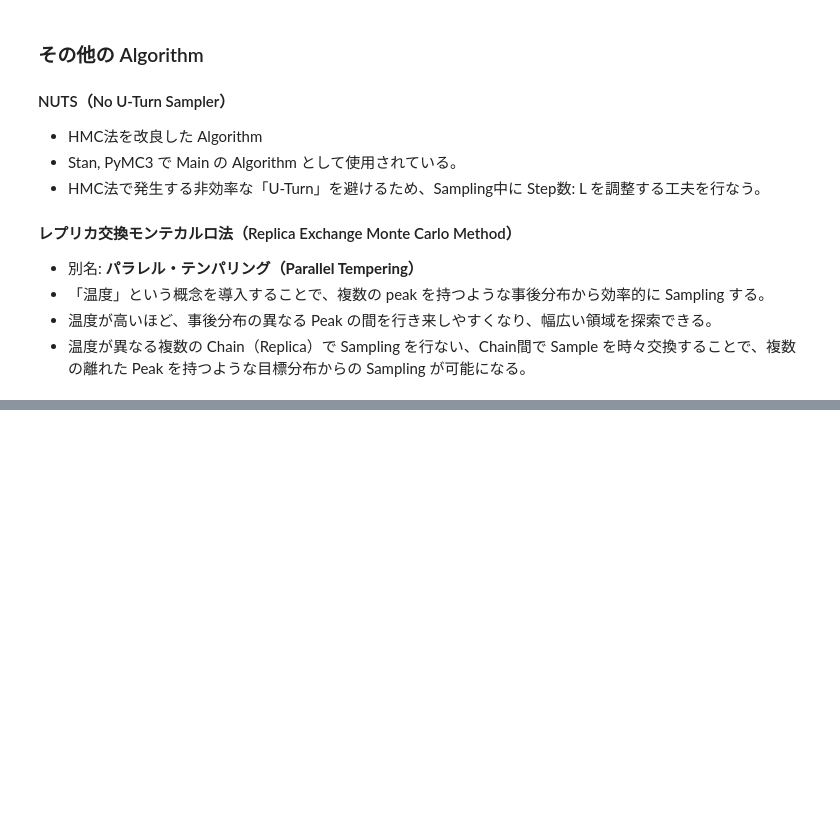
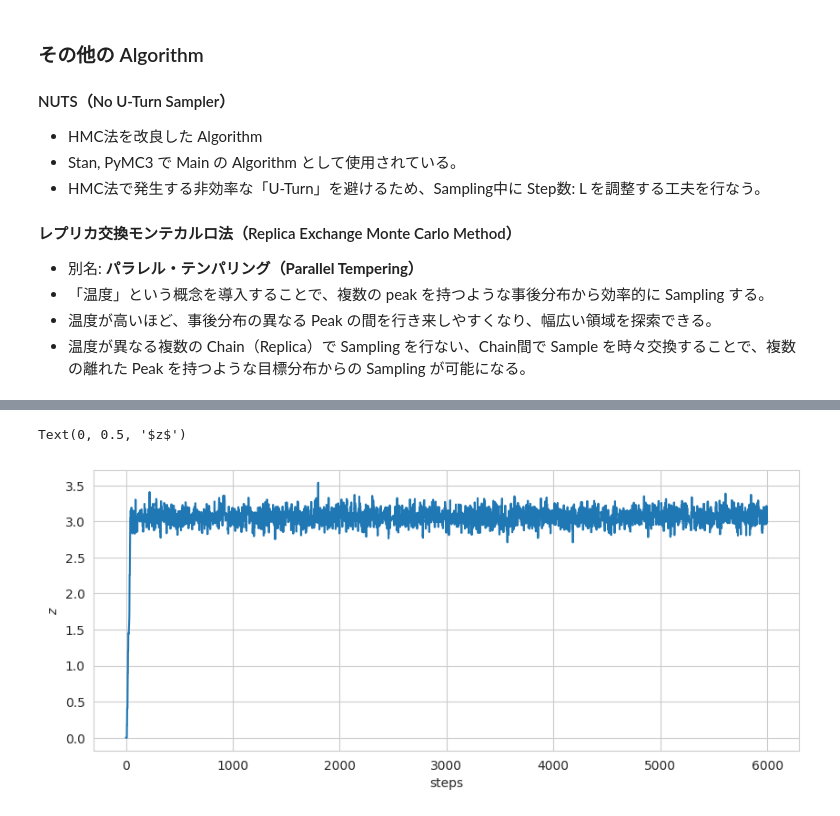
Before and after one commit to 1024xx4/bayes_machine_learning, a Jupyter notebook: approximate_inference_method.ipynb, the cells around one changed output, grey strips where cells are left out. Saved outputs shown, nothing was run; the diff lists cells and outputs as text; code cells hidden in the pictures; blank space fills up the shorter version.

```diff
--- a/approximate_inference_method.ipynb
+++ b/approximate_inference_method.ipynb
@@ -91,0 +114,18 @@ M= 100000, estimation: 0.9543 ± 0.0015
+# %%
+# Metropolis-Hastings法
+n_iter = 6000
+step_size = 0.3
+z_init = 0.0
+
+# 現在の Sample の値
+z_current = z_init
+# Sample を保存する List
+posterior = []
+# 提案分布からの Sample が受容された回数
+n_accepted = 0
+
+def unnormalized_log_posterior(z):
+    """対数事後分布の計算"""
+    likelihood = stats.norm(z, true_sd).logpdf(data).sum()
+    prior = stats.norm(0, 10).logpdf(z)
+    return prior + likelihood
@@ -91,0 +154,9 @@ M= 100000, estimation: 0.9543 ± 0.0015
+# %%
+# Trace-plot の描画
+plt.figure(figsize=(10, 4))
+plt.plot(posterior, lw=1.5)
+plt.xlabel("steps")
+plt.ylabel("$z$")
+# %% [output]
+Text(0, 0.5, '$z$')
+[figure, added]
```
Also changed, not shown: parts of 23 cells of this notebook.
